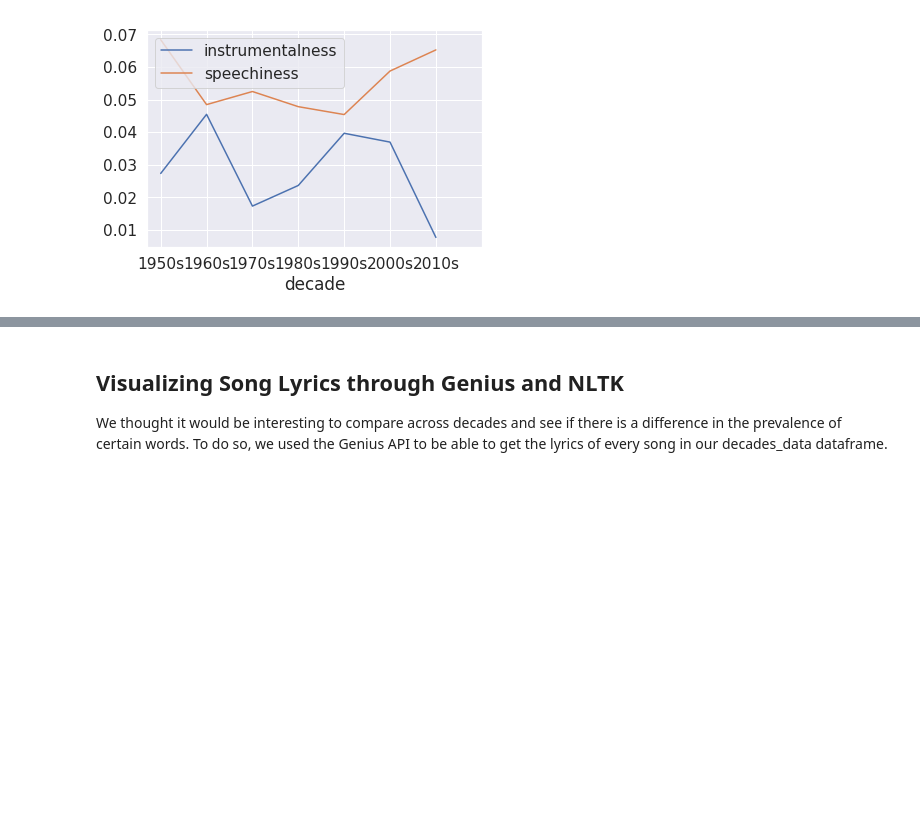
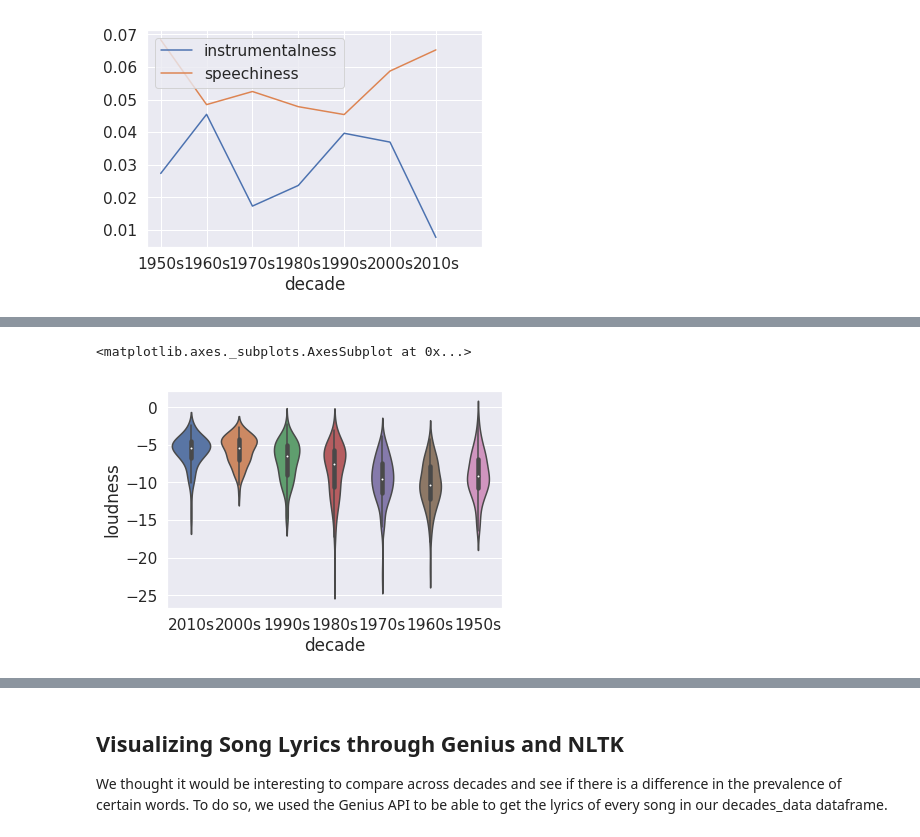
Before and after one commit to hackerman084/MusicOverTheDecades, a Jupyter notebook: Spotify_Final_Astha.ipynb, the cells around one changed output, grey strips where cells are left out. Drawn from its saved outputs; the diff is of its cells as text; code cells hidden in the pictures; blank space fills up the shorter version.

```diff
--- a/Spotify_Final_Astha.ipynb
+++ b/Spotify_Final_Astha.ipynb
@@ -390,0 +408,5 @@ decades_data.head()
+# %%
+sns.violinplot(x="decade", y="loudness", data=decades_data)
+# %% [output]
+<matplotlib.axes._subplots.AxesSubplot at 0x...>
+[figure, added]
```
Also changed, not shown: parts of 17 cells of this notebook, 1 other file.
